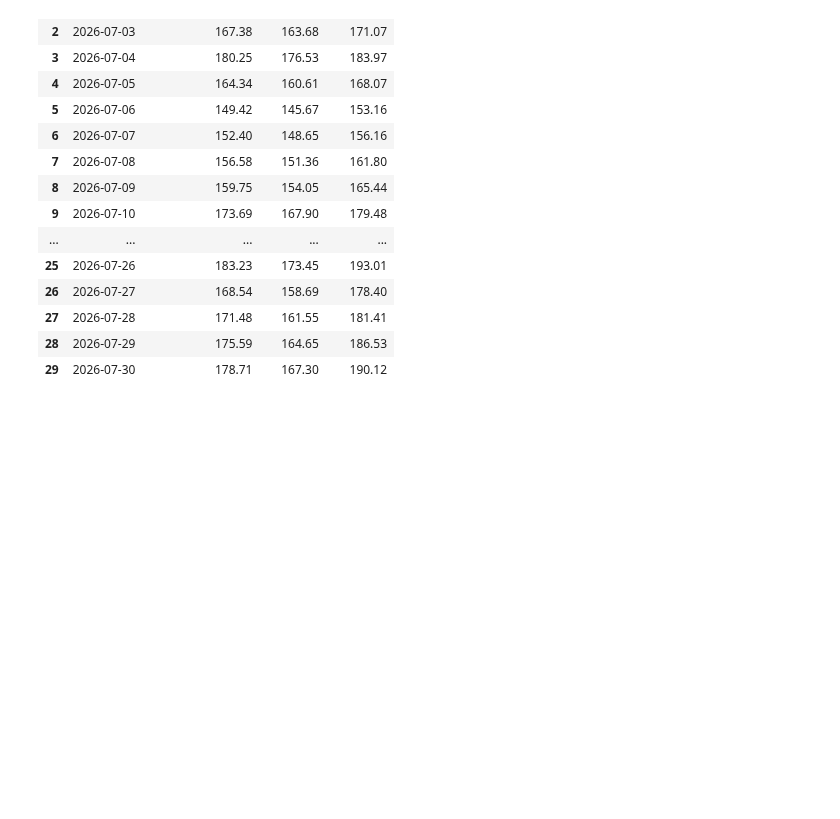
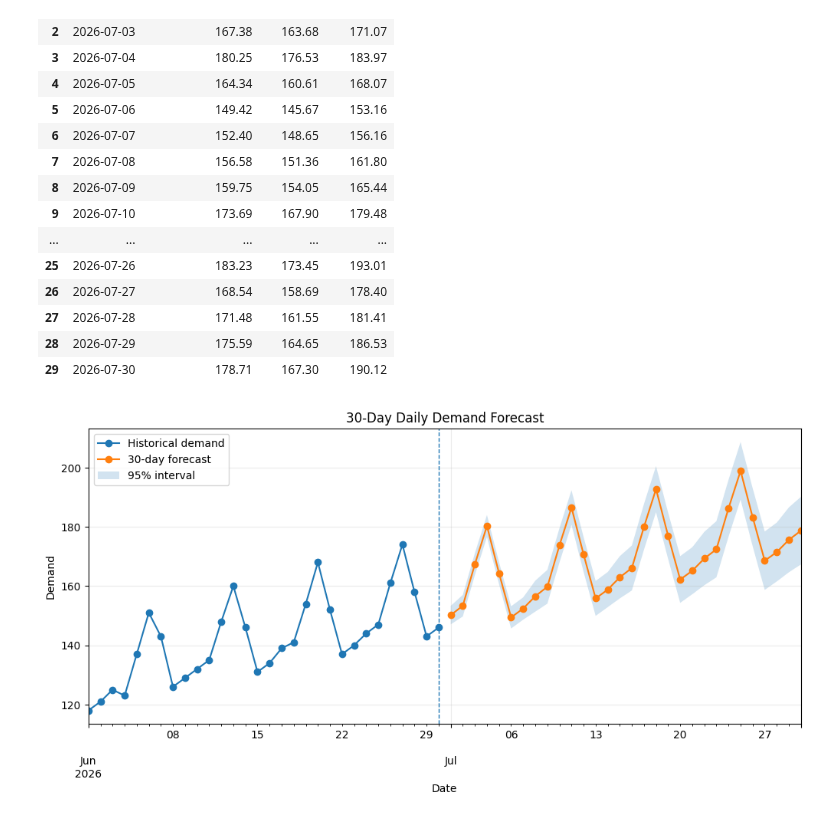
Before and after one commit to amitsinghbhadouriya/Data-science-with-python-and-R-intern-tasks, a Jupyter notebook: time_series_forecasting_deliverable/time_series_forecasting_SARIMA.ipynb, the cells around one changed output. Drawn from its saved outputs; the diff is of its cells as text; code cells hidden in the pictures; blank space fills up the shorter version.

Commit message:
feat(forecasting): plot 30-day future demand forecast with 95% confidence intervals

```diff
--- a/time_series_forecasting_deliverable/time_series_forecasting_SARIMA.ipynb
+++ b/time_series_forecasting_deliverable/time_series_forecasting_SARIMA.ipynb
@@ -188,5 +188,12 @@ display(forecast.round(2))
 | 28 | 2026-07-29 | 175.59 | 164.65 | 186.53 |
 | 29 | 2026-07-30 | 178.71 | 167.30 | 190.12 |
 # %%
-fig, ax = plt.subplots(figsize=(12, 5))
-y.plot(ax=ax, marker="o", label="Historical demand")
+fig,ax=plt.subplots(figsize=(12,5))
+y.plot(ax=ax,marker="o",label="Historical demand")
+forecast.set_index("date")["forecast_demand"].plot(ax=ax,marker="o",label="30-day forecast")
+x=mdates.date2num(forecast["date"].dt.to_pydatetime())
+ax.fill_between(x,forecast["lower_95"].to_numpy(float),forecast["upper_95"].to_numpy(float),alpha=.2,label="95% interval")
+ax.xaxis_date(); ax.axvline(y.index[-1],linestyle="--",linewidth=1)
+ax.set_title("30-Day Daily Demand Forecast"); ax.set_xlabel("Date"); ax.set_ylabel("Demand"); ax.legend(); ax.grid(alpha=.25); plt.show()
+# %% [output]
+[figure, added]
```
